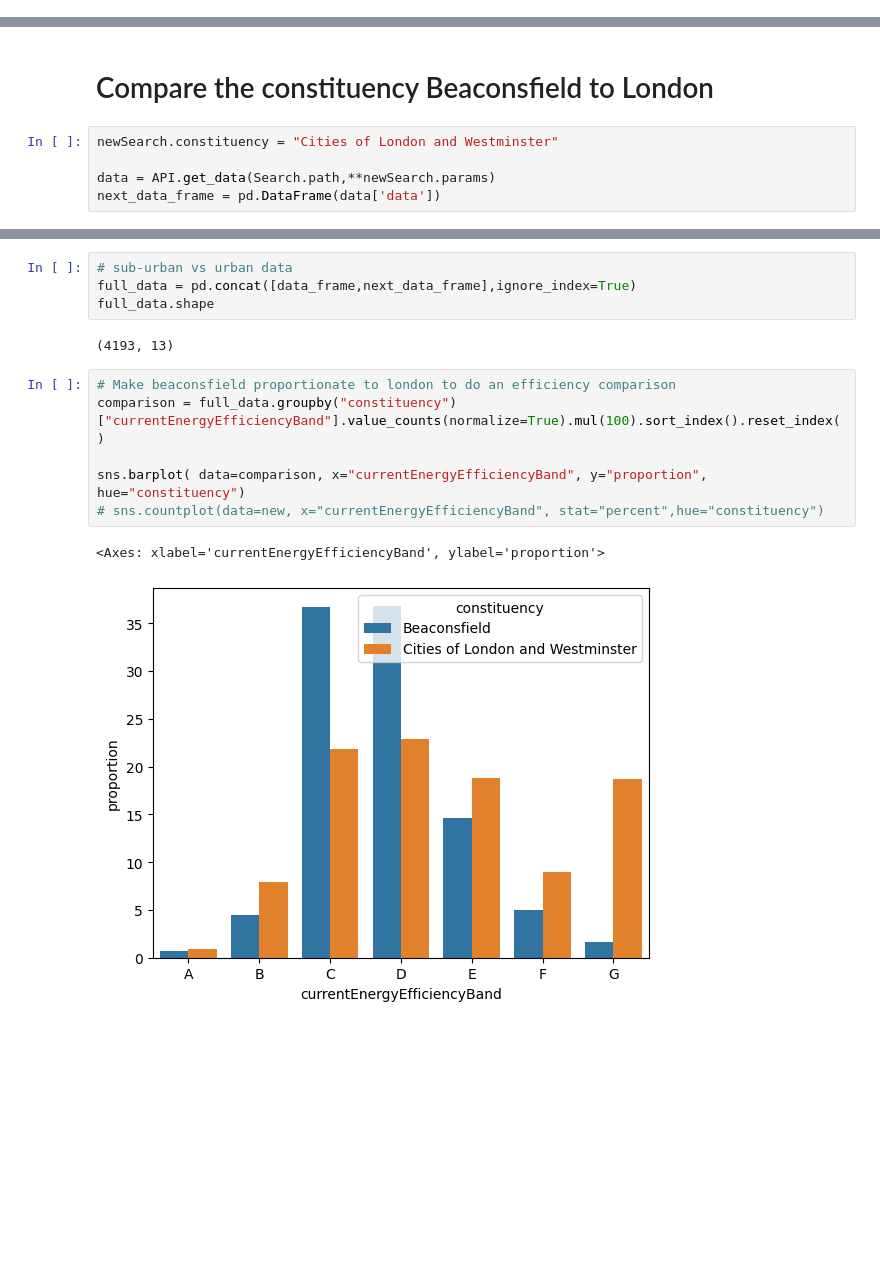
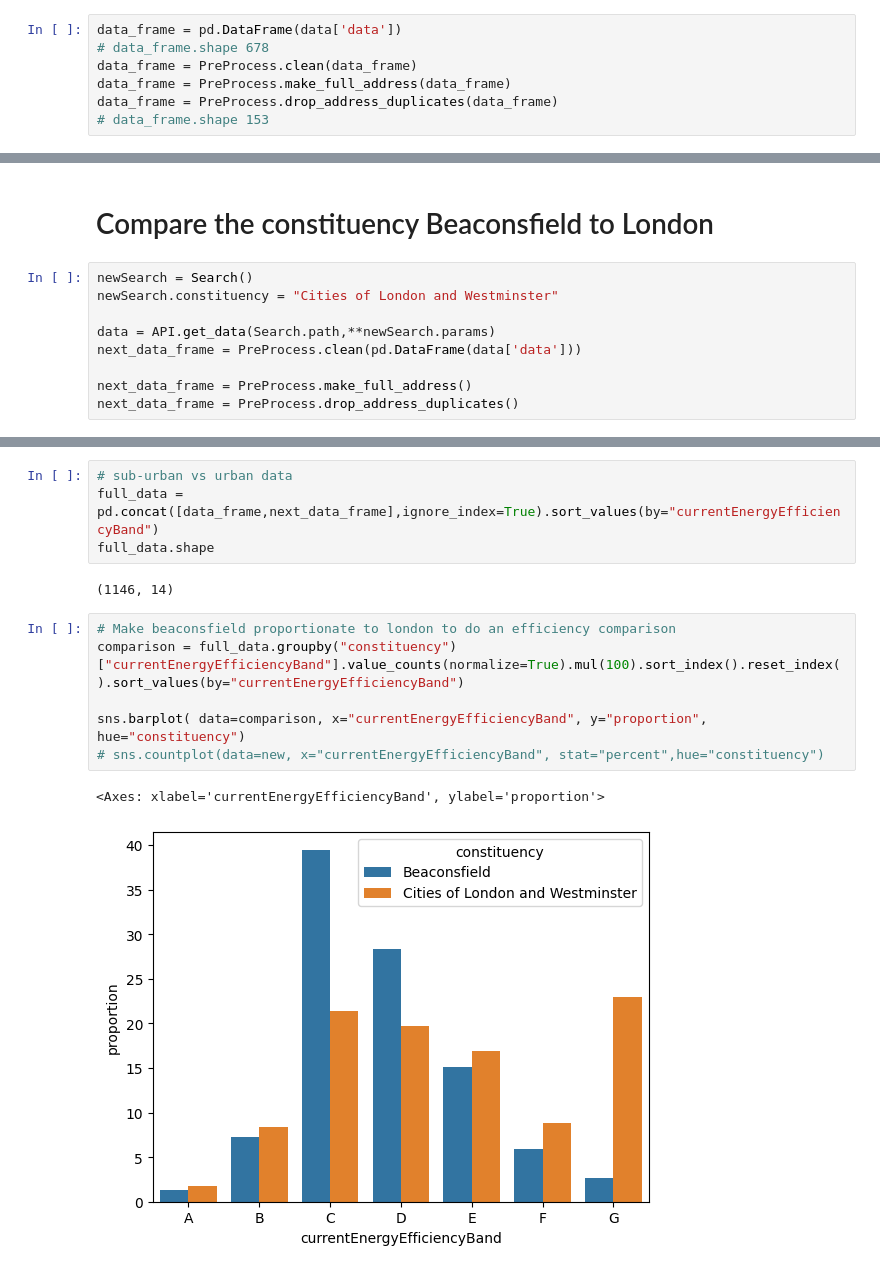
Before and after one commit to WillUniRal/Energy-Ai-consumptions, a Jupyter notebook: setup.ipynb, the cells around one changed output, grey strips where cells are left out. Cells and saved outputs as stored; diff of their text form; blank space fills up the shorter version.

Commit message:
pre processing

```diff
--- a/setup.ipynb
+++ b/setup.ipynb
@@ -24,0 +33,7 @@ data = API.get_data(Search.path,**newSearch.params)
+# %%
+data_frame = pd.DataFrame(data['data'])
+# data_frame.shape 678
+data_frame = PreProcess.clean(data_frame)
+data_frame = PreProcess.make_full_address(data_frame)
+data_frame = PreProcess.drop_address_duplicates(data_frame)
+# data_frame.shape 153
@@ -72,9 +108,13 @@ sns.countplot(data=data_frame, x="currentEnergyEfficiencyBand", stat="percent")
 # %% [markdown]
 # Compare the constituency Beaconsfield to London
 # %%
+newSearch = Search()
 newSearch.constituency = "Cities of London and Westminster"
 
 data = API.get_data(Search.path,**newSearch.params)
-next_data_frame = pd.DataFrame(data['data'])
+next_data_frame = PreProcess.clean(pd.DataFrame(data['data']))
+
+next_data_frame = PreProcess.make_full_address()
+next_data_frame = PreProcess.drop_address_duplicates()
 # %% [output]
 200
@@ -108,15 +150,15 @@ sns.countplot(data=next_data_frame.sort_values(by="currentEnergyEfficiencyBand")
 # %%
 # sub-urban vs urban data
-full_data = pd.concat([data_frame,next_data_frame],ignore_index=True)
+full_data = pd.concat([data_frame,next_data_frame],ignore_index=True).sort_values(by="currentEnergyEfficiencyBand")
 full_data.shape
 # %% [output]
-(4193, 13)
+(1146, 14)
 # %%
 # Make beaconsfield proportionate to london to do an efficiency comparison
-comparison = full_data.groupby("constituency")["currentEnergyEfficiencyBand"].value_counts(normalize=True).mul(100).sort_index().reset_index()
+comparison = full_data.groupby("constituency")["currentEnergyEfficiencyBand"].value_counts(normalize=True).mul(100).sort_index().reset_index().sort_values(by="currentEnergyEfficiencyBand")
 
 sns.barplot( data=comparison, x="currentEnergyEfficiencyBand", y="proportion", hue="constituency")
 # sns.countplot(data=new, x="currentEnergyEfficiencyBand", stat="percent",hue="constituency")
 # %% [output]
 <Axes: xlabel='currentEnergyEfficiencyBand', ylabel='proportion'>
-[figure, old version]
+[figure, new version]
```
Also changed, not shown: parts of 19 cells of this notebook, 5 other files.
